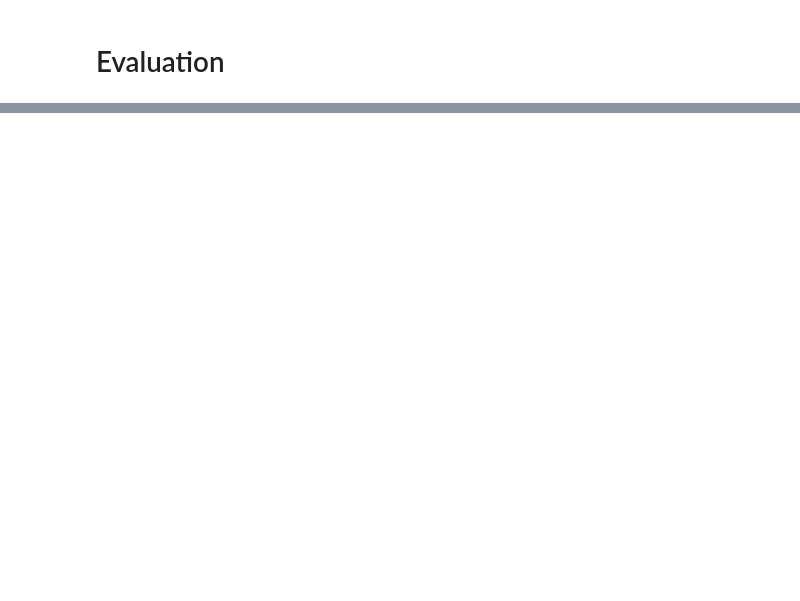
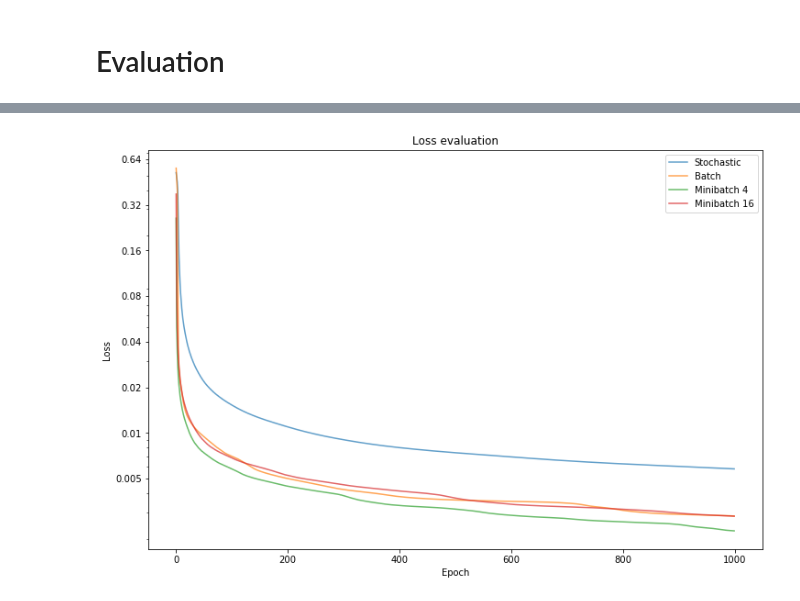
Before and after one commit to PatrikValkovic/neural-networks-step-by-step, a Jupyter notebook: 04-logistic-regression-training.ipynb, the cells around one changed output, grey strips where cells are left out. Drawn from its saved outputs; the diff is of its cells as text; code cells hidden in the pictures; blank space fills up the shorter version.

Commit message:
Add gradient descent comparison

```diff
--- a/04-logistic-regression-training.ipynb
+++ b/04-logistic-regression-training.ipynb
@@ -279,0 +424,22 @@ The result is not surprising. In fact, all the algorithms look0 same so far
+# %%
+class TimeMeasure:
+    def __enter__(self):
+        self._starttime = timeit.default_timer()
+        return self
+    def __exit__(self, *args):
+        end = timeit.default_timer()
+        print(end - self._starttime)
+# %%
+sgd = StochasticNeuron(max_iters=1000, random_state=47, learning_rate=0.001)
+bgd = BatchNeuron(max_iters=1000, random_state=47, learning_rate=0.01)
+mbgd_4 = MinibatchNeuron(epochs=1000, random_state=47, learning_rate=0.04, batch_size=4)
+mbgd_16 = MinibatchNeuron(epochs=1000, random_state=47, learning_rate=0.1, batch_size=16)
+
+with TimeMeasure():
+    sgd_loss, sgd_gradient = sgd.fit(train_data, train_target)
+with TimeMeasure():
+    bgd_loss, bgd_gradient = bgd.fit(train_data, train_target)
+with TimeMeasure():
+    mbgd_loss_4, mbgd_gradient_4 = mbgd_4.fit(train_data, train_target)
+with TimeMeasure():
+    mbgd_loss_16, mbgd_gradient_16 = mbgd_16.fit(train_data, train_target)
@@ -279,0 +457,16 @@ The result is not surprising. In fact, all the algorithms look0 same so far
+# %%
+plt.figure(figsize=(12,8))
+plt.plot(sgd_loss, label="Stochastic", alpha=0.7)
+plt.plot(bgd_loss, label="Batch", alpha=0.7)
+plt.plot(mbgd_loss_4, label="Minibatch 4", alpha=0.7)
+plt.plot(mbgd_loss_16, label="Minibatch 16", alpha=0.7)
+plt.yscale('log')
+ticks = [0.005, 0.01, 0.02, 0.04, 0.08, 0.16, 0.32, 0.64]
+plt.yticks(ticks=ticks, labels=ticks)
+plt.ylabel("Loss")
+plt.xlabel("Epoch")
+plt.title("Loss evaluation")
+plt.legend()
+plt.show()
+# %% [output]
+[figure, added]
```
Also changed, not shown: parts of 12 cells of this notebook.
